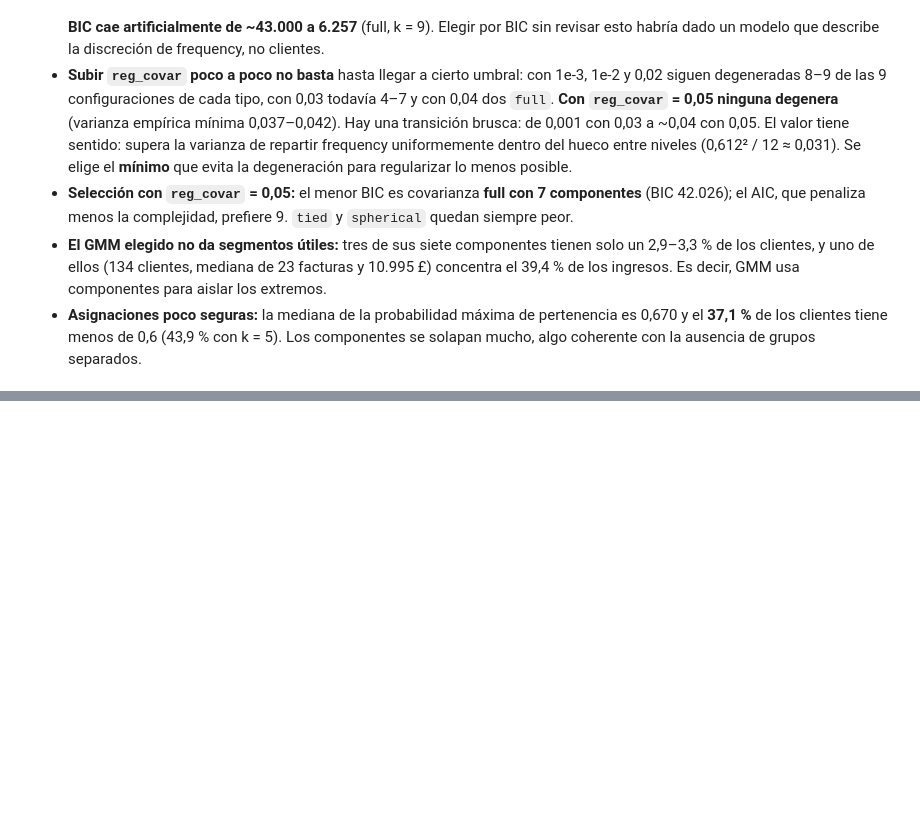
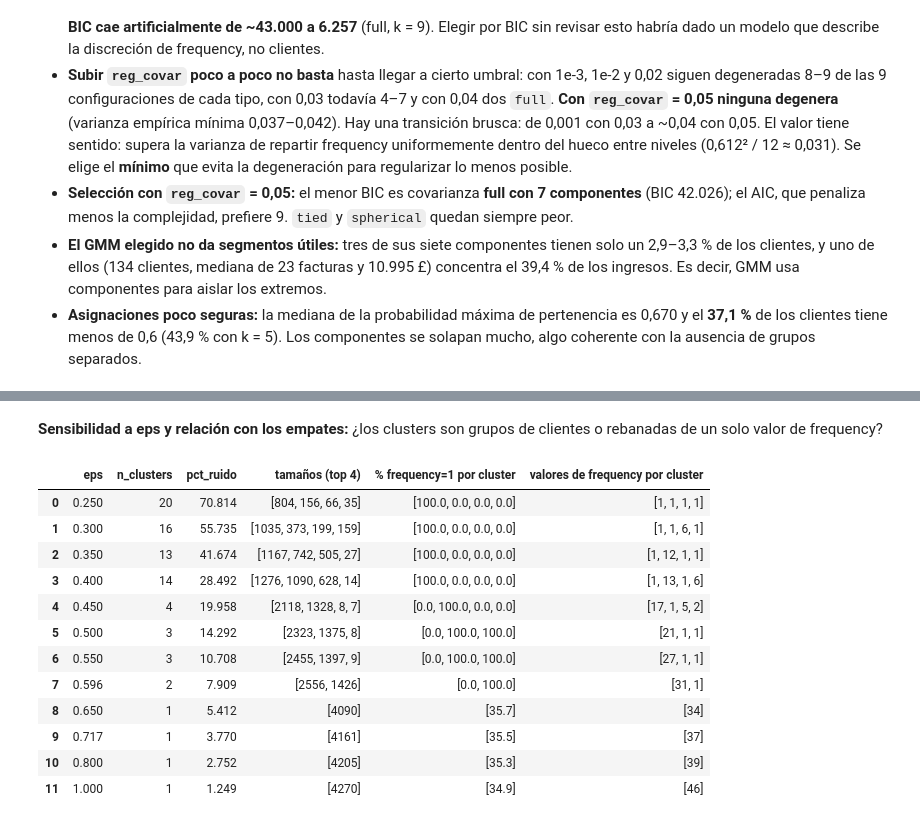
Before and after one commit to Andres766/proeyecto-mineria-de-datos, a Jupyter notebook: notebooks/03_modelado.ipynb, the cells around one changed output, grey strips where cells are left out. Saved outputs shown, nothing was run; the diff lists cells and outputs as text; code cells hidden in the pictures; blank space fills up the shorter version.

```diff
--- a/notebooks/03_modelado.ipynb
+++ b/notebooks/03_modelado.ipynb
@@ -434,0 +473,23 @@ GMM k = 5: mediana de la probabilidad máxima = 0.639 · clientes con probabilid
+# %% [markdown]
+**Sensibilidad a eps y relación con los empates:** ¿los clusters son grupos de clientes o rebanadas de un solo valor de frequency?
+# %%
+filas = []
+for eps in [0.25, 0.30, 0.35, 0.40, 0.45, 0.50, 0.55, round(hueco_n, 3), 0.65, round(EPS, 3), 0.8, 1.0]:
+    r = resumen_densidad(ajustar_dbscan(Zn, eps, MIN_SAMPLES), F)
+    filas.append({"eps": eps, "n_clusters": r["n_clusters"], "pct_ruido": r["pct_ruido"], "tamaños (top 4)": r["tamanos"][:4],
+                  "% frequency=1 por cluster": r["pct_nivel_minimo"][:4], "valores de frequency por cluster": r["niveles_distintos"][:4]})
+pd.DataFrame(filas)
+# %% [output]
+|  | eps | n_clusters | pct_ruido | tamaños (top 4) | % frequency=1 por cluster | valores de frequency por cluster |
+| 0 | 0.250 | 20 | 70.814 | [804, 156, 66, 35] | [100.0, 0.0, 0.0, 0.0] | [1, 1, 1, 1] |
+| 1 | 0.300 | 16 | 55.735 | [1035, 373, 199, 159] | [100.0, 0.0, 0.0, 0.0] | [1, 1, 6, 1] |
+| 2 | 0.350 | 13 | 41.674 | [1167, 742, 505, 27] | [100.0, 0.0, 0.0, 0.0] | [1, 12, 1, 1] |
+| 3 | 0.400 | 14 | 28.492 | [1276, 1090, 628, 14] | [100.0, 0.0, 0.0, 0.0] | [1, 13, 1, 6] |
+| 4 | 0.450 | 4 | 19.958 | [2118, 1328, 8, 7] | [0.0, 100.0, 0.0, 0.0] | [17, 1, 5, 2] |
+| 5 | 0.500 | 3 | 14.292 | [2323, 1375, 8] | [0.0, 100.0, 100.0] | [21, 1, 1] |
+| 6 | 0.550 | 3 | 10.708 | [2455, 1397, 9] | [0.0, 100.0, 100.0] | [27, 1, 1] |
+| 7 | 0.596 | 2 | 7.909 | [2556, 1426] | [0.0, 100.0] | [31, 1] |
+| 8 | 0.650 | 1 | 5.412 | [4090] | [35.7] | [34] |
+| 9 | 0.717 | 1 | 3.770 | [4161] | [35.5] | [37] |
+| 10 | 0.800 | 1 | 2.752 | [4205] | [35.3] | [39] |
+| 11 | 1.000 | 1 | 1.249 | [4270] | [34.9] | [46] |
```
Also changed, not shown: parts of 9 cells of this notebook.
